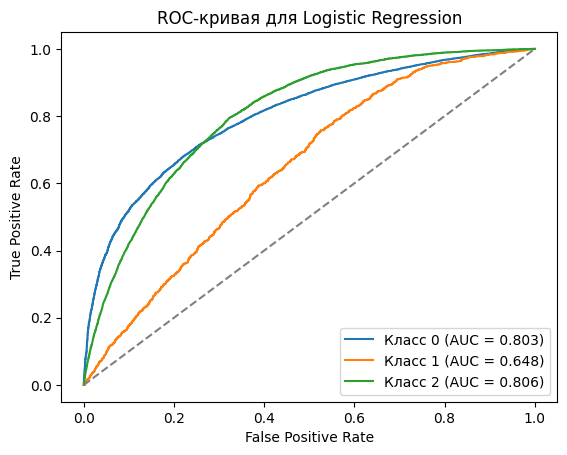
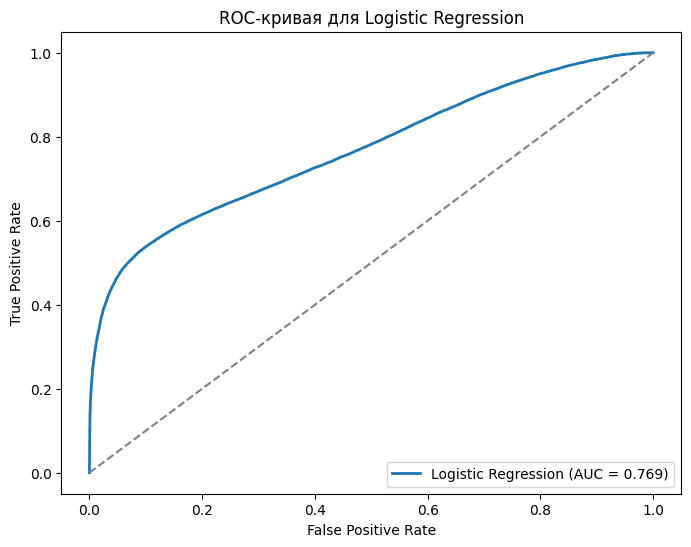
The notebook cell's code change between the first figure and the second:
--- before
+++ after
@@ -14,9 +14,8 @@
 print(f'Оценка кросс-валидации: {scores_lr.mean():.4f}')
 
-plt.figure()
-for i in range(n_classes):
-    fpr_lr, tpr_lr, _ = roc_curve(y_test_bin[:, i], y_prob_lr[:, i])
-    roc_auc_lr = auc(fpr_lr, tpr_lr)
-    plt.plot(fpr_lr, tpr_lr, label=f'Класс {i} (AUC = {roc_auc_lr:.3f})')
+plt.figure(figsize=(8, 6))
+fpr_lr, tpr_lr, _ = roc_curve(y_test_bin.ravel(), y_prob_lr.ravel())
+roc_auc_lr = auc(fpr_lr, tpr_lr)
+plt.plot(fpr_lr, tpr_lr, lw=2, label=f'Logistic Regression (AUC = {roc_auc_lr:.3f})')
 
 plt.plot([0,1], [0,1], linestyle='--', color='gray')

Commit: make plt